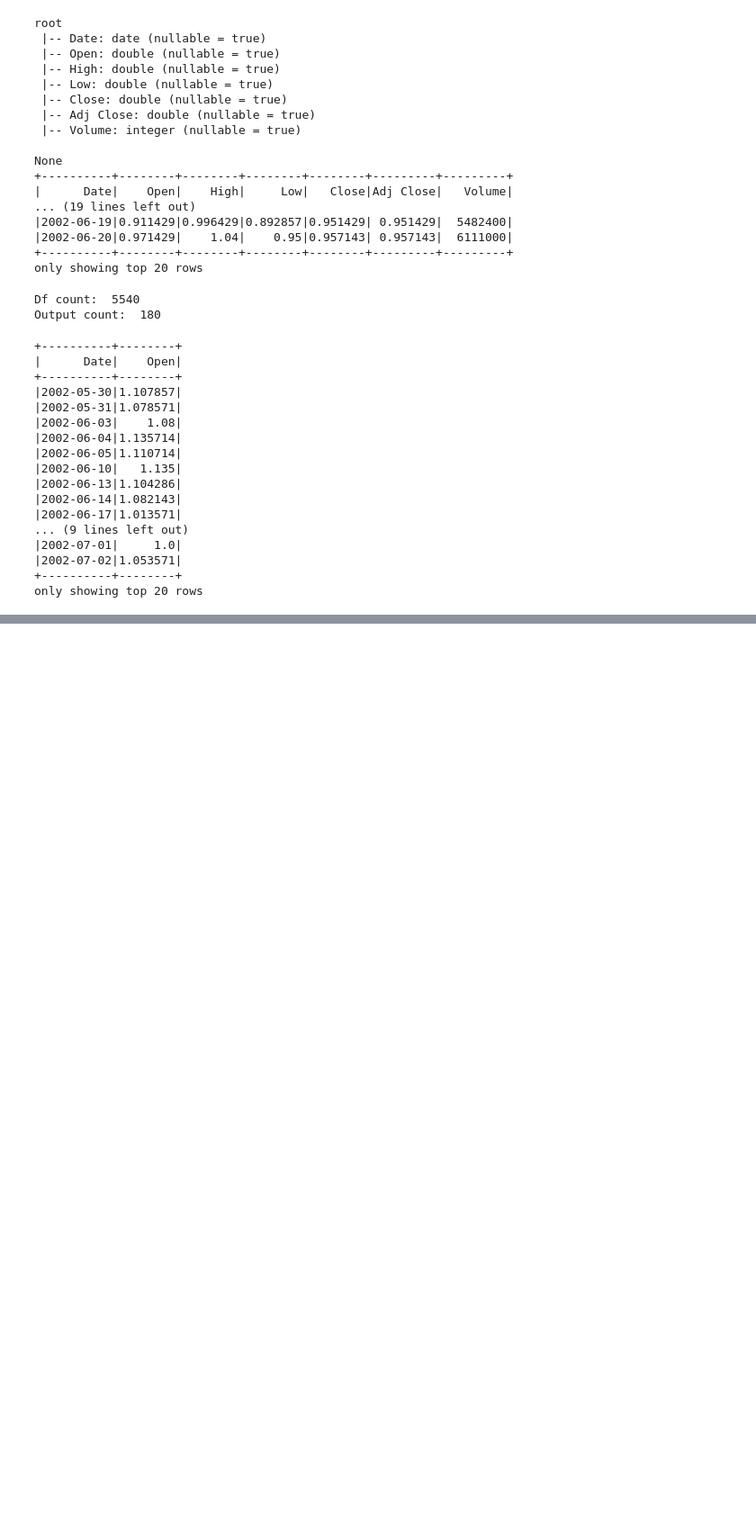
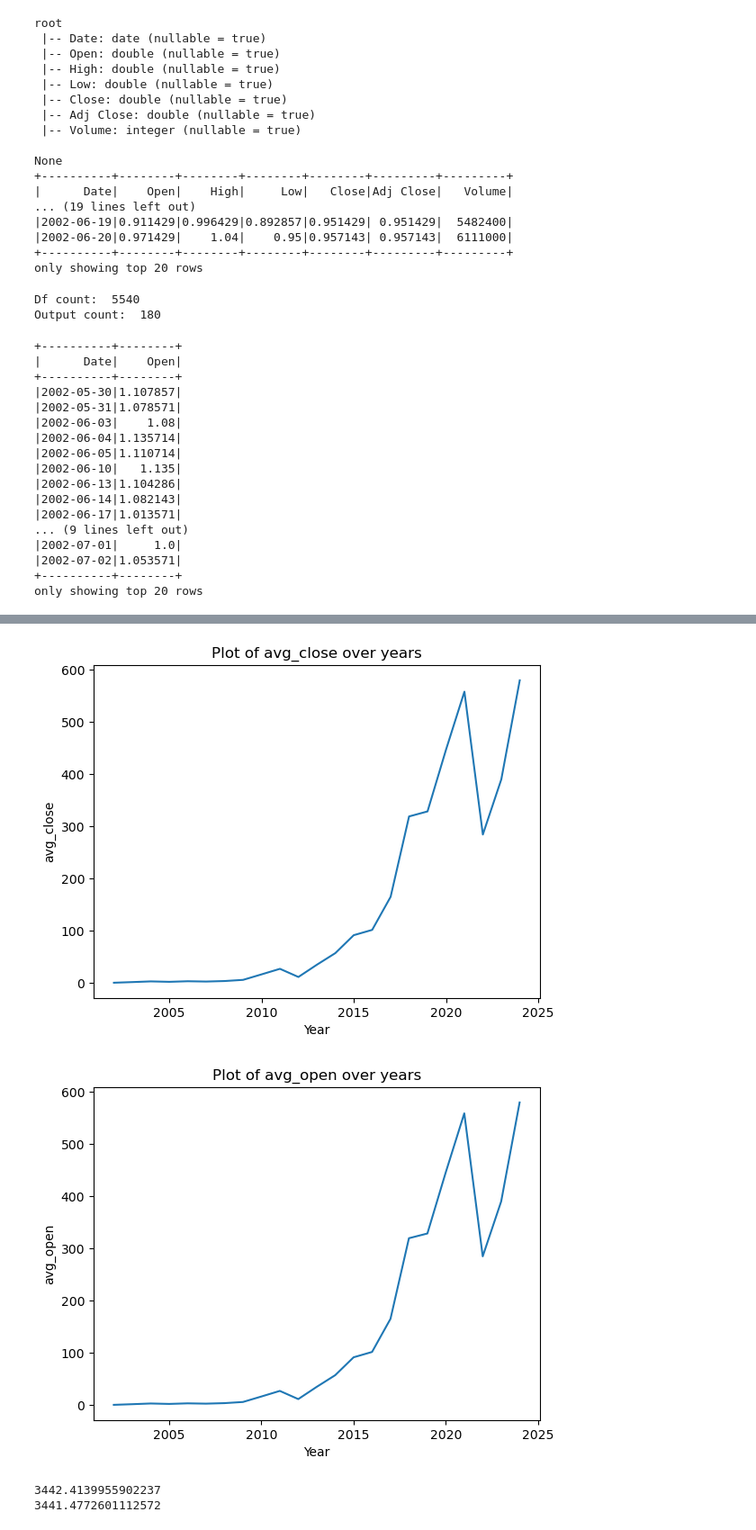
Before and after one commit to eduardotvn/spark-tests, a Jupyter notebook: main.ipynb, the cells around one changed output, grey strips where cells are left out. Shown at 90% size. Drawn from its saved outputs; the diff is of its cells as text; code cells hidden in the pictures; blank space fills up the shorter version.

```diff
--- a/main.ipynb
+++ b/main.ipynb
@@ -1,14 +7,8 @@
 # %%
-from pyspark.sql import SparkSession
-from pyspark.sql.types import StructType, StructField, IntegerType, StringType, FloatType, DoubleType, DateType, TimestampType
-import pyspark.sql.functions as spfunc
-
 spark = SparkSession.builder\
         .master("local")\
-            .appName("Testing")\
+            .appName("StockAnalysis")\
                 .getOrCreate()
-
-
 
 df = spark.read.csv("csv/Netflix Dataset.csv", header=True, inferSchema=True)
 
@@ -67,3 +67,14 @@ spark.sql("select Date, Open from output").show()
 |2002-07-02|1.053571|
 +----------+--------+
 only showing top 20 rows
+# %%
+yearly_df = df.withColumn("year", year(df["Date"]))\
+.withColumn("month", month(df["Date"]))
+# %%
+avgs_per_year = yearly_df.groupBy("year").agg(spfunc.avg("close").alias("avg_close"))
+
+open_avg_per_year = yearly_df.groupBy("year").agg(spfunc.avg("open").alias("avg_open"))
+
+avgs_per_year = avgs_per_year.join(open_avg_per_year, "year").orderBy("year")
+
+avgs_per_year.show()
@@ -69,0 +99,19 @@ only showing top 20 rows
+# %%
+for col in avgs_per_year.columns:
+    if col != 'year':
+        x = avgs_per_year.select('year').rdd.flatMap(lambda x: x).collect()
+        y = avgs_per_year.select(col).rdd.flatMap(lambda x: x).collect()
+        plt.figure()
+        plt.plot(x, y)
+        plt.xlabel('Year')
+        plt.ylabel(col)
+        plt.title(f'Plot of {col} over years')
+        plt.show()
+
+print(avgs_per_year.select(spfunc.sum('avg_close')).collect()[0][0])
+print(avgs_per_year.select(spfunc.sum('avg_open')).collect()[0][0])
+# %% [output]
+[figure, added]
+[figure, added]
+3442.4139955902237
+3441.4772601112572
```
Also changed, not shown: parts of 3 cells of this notebook.
